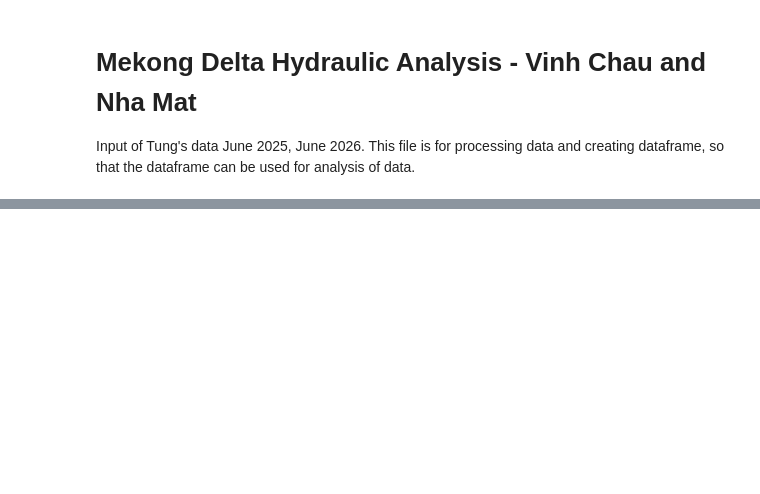
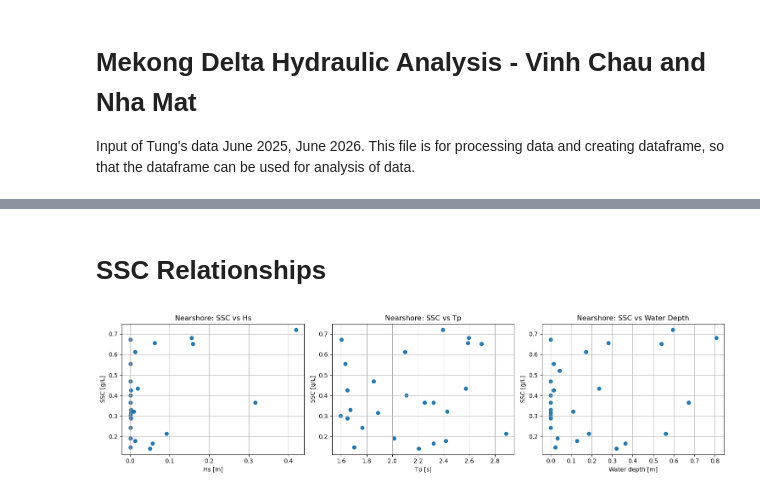
Before and after one commit to ingebrijker/MekongDeltaMDP, a Jupyter notebook: hydro_src/data_parsing.ipynb, the cells around one changed output, grey strips where cells are left out. Cells and saved outputs as stored; diff of their text form; code cells hidden in the pictures; blank space fills up the shorter version.

```diff
--- a/hydro_src/data_parsing.ipynb
+++ b/hydro_src/data_parsing.ipynb
@@ -39,0 +464,40 @@ Number of wet measurements: 145
+# %% [markdown]
+# SSC Relationships
+# %%
+# Nearshore SSC relationships
+
+fig, axes = plt.subplots(1, 3, figsize=(15, 4))
+
+axes[0].scatter(
+    near_2025_ssc["Hs"],
+    near_2025_ssc["SSC"]
+)
+axes[0].set_xlabel("Hs [m]")
+axes[0].set_ylabel("SSC [g/L]")
+axes[0].set_title("Nearshore: SSC vs Hs")
+axes[0].grid()
+
+
+axes[1].scatter(
+    near_2025_ssc["Tp"],
+    near_2025_ssc["SSC"]
+)
+axes[1].set_xlabel("Tp [s]")
+axes[1].set_ylabel("SSC [g/L]")
+axes[1].set_title("Nearshore: SSC vs Tp")
+axes[1].grid()
+
+
+axes[2].scatter(
+    near_2025_ssc["Water_depth"],
+    near_2025_ssc["SSC"]
+)
+axes[2].set_xlabel("Water depth [m]")
+axes[2].set_ylabel("SSC [g/L]")
+axes[2].set_title("Nearshore: SSC vs Water Depth")
+axes[2].grid()
+
+plt.tight_layout()
+plt.show()
+# %% [output]
+[figure, added]
```
Also changed, not shown: parts of 33 cells of this notebook, 1 other file.
